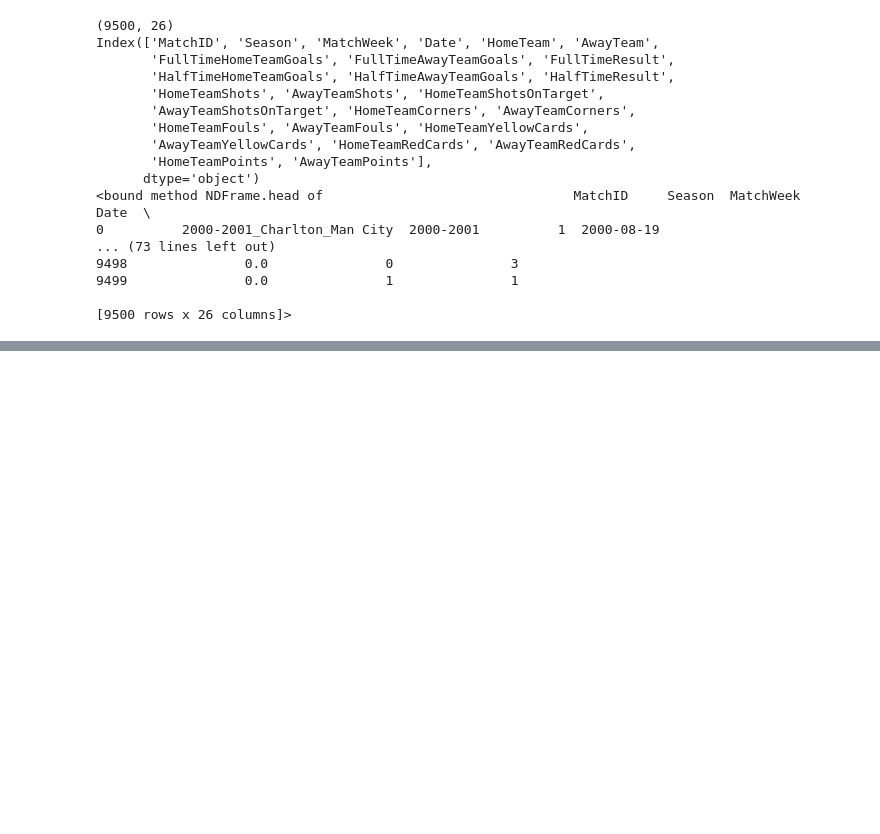
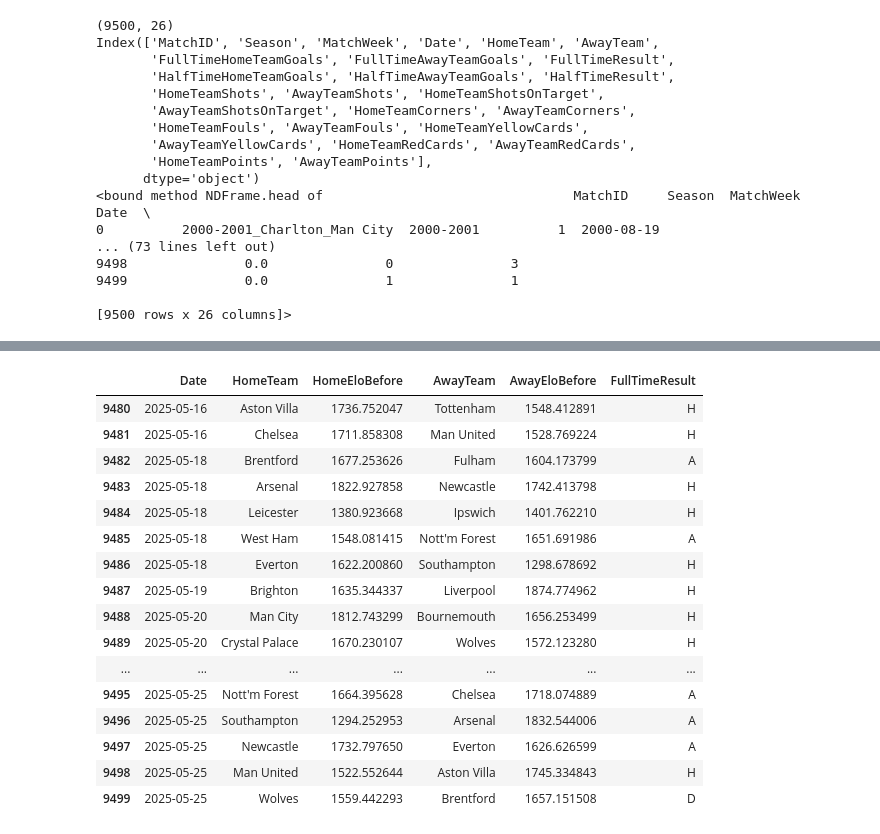
Before and after one commit to javieryeow/premier-league-score-predictor, a Jupyter notebook: notebooks/feature_engineering.ipynb, the cells around one changed output, grey strips where cells are left out. Cells and saved outputs as stored; diff of their text form; code cells hidden in the pictures; blank space fills up the shorter version.

```diff
--- a/notebooks/feature_engineering.ipynb
+++ b/notebooks/feature_engineering.ipynb
@@ -65,0 +327,81 @@ Name: AwayGoalScoringForm, Length: 9500, dtype: float64
+# %%
+# building the ELO system to estimate team strength and rankings
+
+# starting elo for all teams
+BASE_ELO = 1500
+
+# sensitivity factor
+K = 30
+
+# elo points added for home advantage
+HOME_ADVANTAGE = 50
+
+elo_dict = {}
+
+df["HomeEloBefore"] = 0
+df["HomeEloAfter"] = 0
+
+df = df.sort_values("Date").reset_index(drop=True)
+
+# calculate each team's elo and how it changes after each match
+for index, row in df.iterrows():
+    home = row["HomeTeam"]
+    away = row["AwayTeam"]
+
+    home_elo = elo_dict.get(home, BASE_ELO)
+    away_elo = elo_dict.get(away, BASE_ELO)
+
+    # store elo ratings before match
+    df.loc[index, "HomeEloBefore"] = home_elo
+    df.loc[index, "AwayEloBefore"] = away_elo
+
+    # adjusts home elo value for home advantage
+    home_elo_adjusted = home_elo + HOME_ADVANTAGE
+
+    # calculate expected result for home team
+    expected_home_result = 1 / (1 + 10 ** ((away_elo - home_elo_adjusted) / 400))
+
+    # actual result of game
+    if row["FullTimeResult"] == "H":
+        actual_home_result = 1
+    elif row["FullTimeResult"] == "A":
+        actual_home_result = 0
+    else:
+        actual_home_result = 0.5
+
+    # calculate goal margin adjustment: higher goal difference, bigger elo change
+    margin = abs(row["FullTimeHomeTeamGoals"] - row["FullTimeAwayTeamGoals"])
+    margin = max(1, margin)
+
+    # square root margin weight
+    margin_multiplier = margin ** 0.5
+
+    # calculating elo change with margin adjustment
+    elo_change = K * (actual_home_result - expected_home_result) * margin_multiplier
+
+    updated_home_elo = home_elo + elo_change
+    updated_away_elo = away_elo - elo_change
+
+    elo_dict[home] = updated_home_elo
+    elo_dict[away] = updated_away_elo
+
+
+df[["Date", "HomeTeam", "HomeEloBefore", "AwayTeam", "AwayEloBefore", "FullTimeResult"]].tail(20)
+# %% [output]
+|  | Date | HomeTeam | HomeEloBefore | AwayTeam | AwayEloBefore | FullTimeResult |
+| 9480 | 2025-05-16 | Aston Villa | 1736.752047 | Tottenham | 1548.412891 | H |
+| 9481 | 2025-05-16 | Chelsea | 1711.858308 | Man United | 1528.769224 | H |
+| 9482 | 2025-05-18 | Brentford | 1677.253626 | Fulham | 1604.173799 | A |
+| 9483 | 2025-05-18 | Arsenal | 1822.927858 | Newcastle | 1742.413798 | H |
+| 9484 | 2025-05-18 | Leicester | 1380.923668 | Ipswich | 1401.762210 | H |
+| 9485 | 2025-05-18 | West Ham | 1548.081415 | Nott'm Forest | 1651.691986 | A |
+| 9486 | 2025-05-18 | Everton | 1622.200860 | Southampton | 1298.678692 | H |
+| 9487 | 2025-05-19 | Brighton | 1635.344337 | Liverpool | 1874.774962 | H |
+| 9488 | 2025-05-20 | Man City | 1812.743299 | Bournemouth | 1656.253499 | H |
+| 9489 | 2025-05-20 | Crystal Palace | 1670.230107 | Wolves | 1572.123280 | H |
+| ... | ... | ... | ... | ... | ... | ... |
+| 9495 | 2025-05-25 | Nott'm Forest | 1664.395628 | Chelsea | 1718.074889 | A |
+| 9496 | 2025-05-25 | Southampton | 1294.252953 | Arsenal | 1832.544006 | A |
+| 9497 | 2025-05-25 | Newcastle | 1732.797650 | Everton | 1626.626599 | A |
+| 9498 | 2025-05-25 | Man United | 1522.552644 | Aston Villa | 1745.334843 | H |
+| 9499 | 2025-05-25 | Wolves | 1559.442293 | Brentford | 1657.151508 | D |
```
Also changed, not shown: parts of 6 cells of this notebook, 1 other file.
